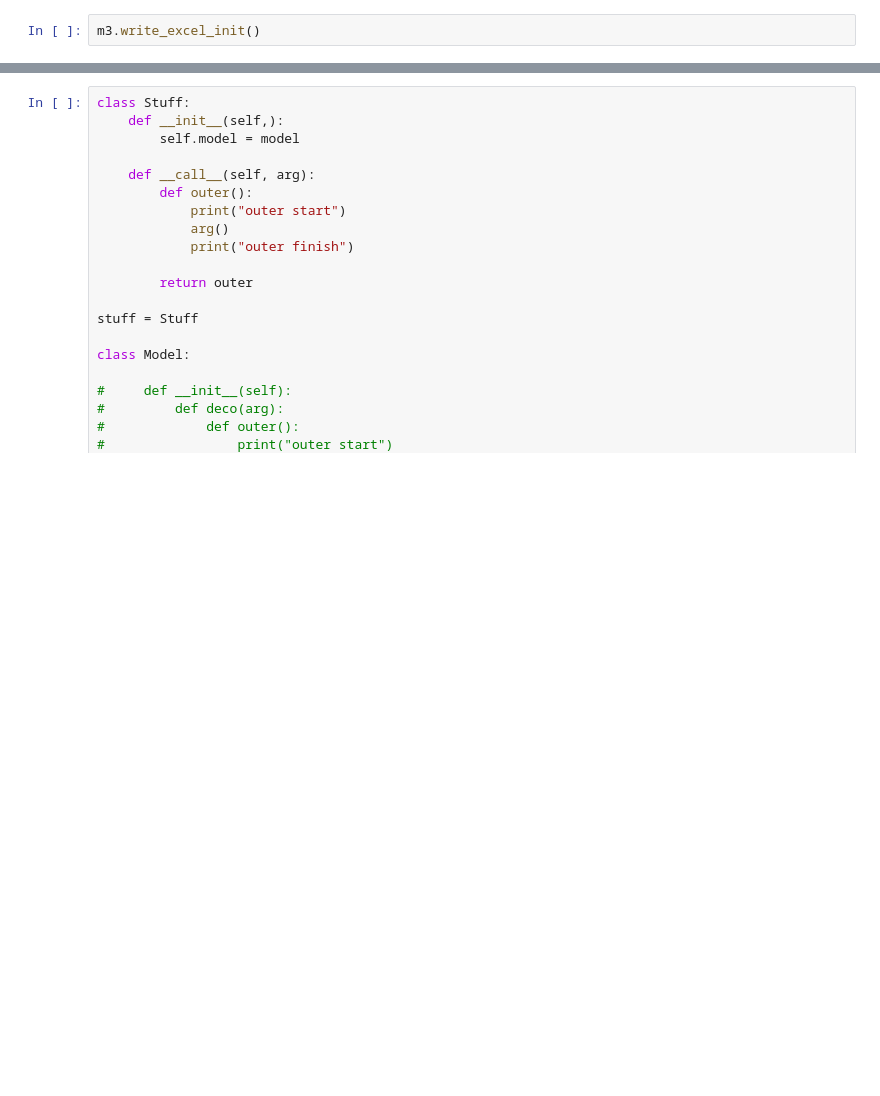
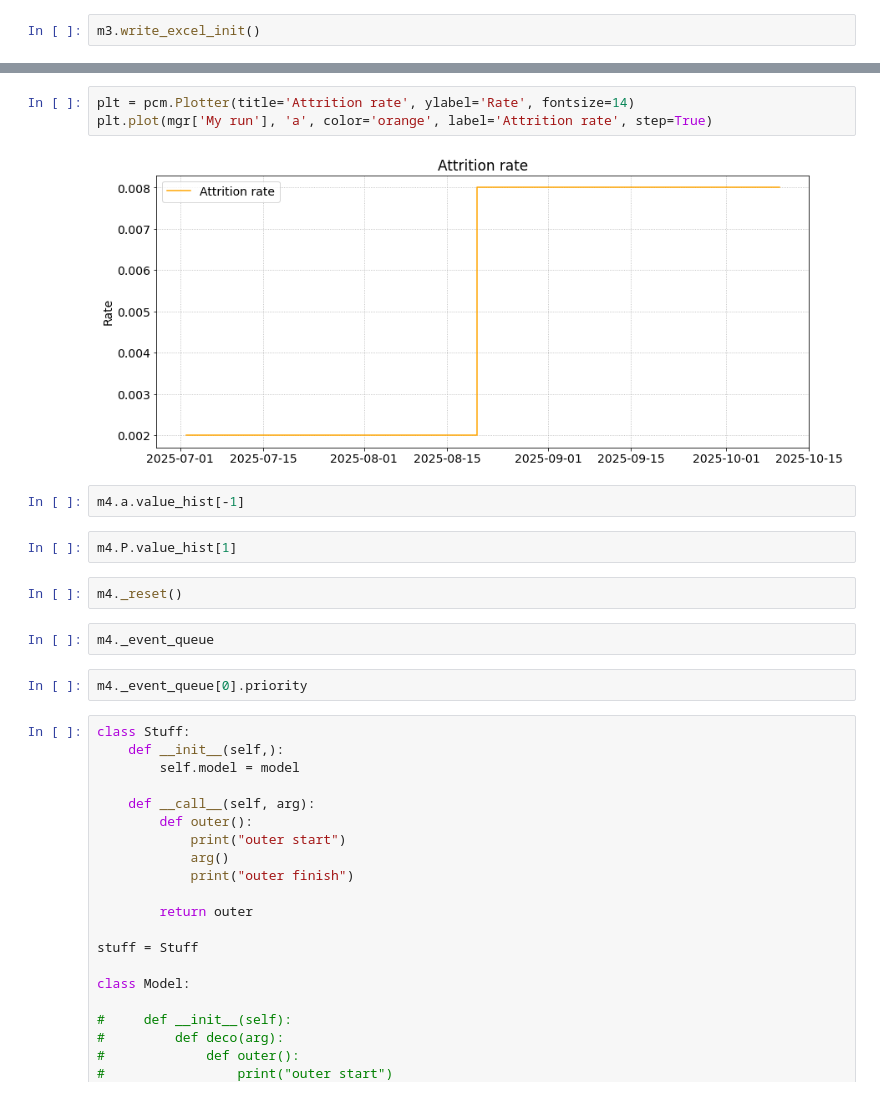
Before and after one commit to DND-DRDC-RDDC/OS_PyCoMod, a Jupyter notebook: test.ipynb, the cells around one changed output, grey strips where cells are left out. Saved outputs shown, nothing was run; the diff lists cells and outputs as text; blank space fills up the shorter version.

```diff
--- a/test.ipynb
+++ b/test.ipynb
@@ -73,3 +157,18 @@ plt.plot(mgr['My run'], 'm.P2', color='black', label='Pop2')
+# %%
+plt = pcm.Plotter(title='Attrition rate', ylabel='Rate', fontsize=14)
+plt.plot(mgr['My run'], 'a', color='orange', label='Attrition rate', step=True)
+# %% [output]
+[figure, added]
+# %%
+m4.a.value_hist[-1]
+# %%
+m4.P.value_hist[1]
+# %%
+m4._reset()
+# %%
+m4._event_queue
+# %%
+m4._event_queue[0].priority
 # %%
 class Stuff:
     def __init__(self,):
```
Also changed, not shown: parts of 17 cells of this notebook, 4 other files.
